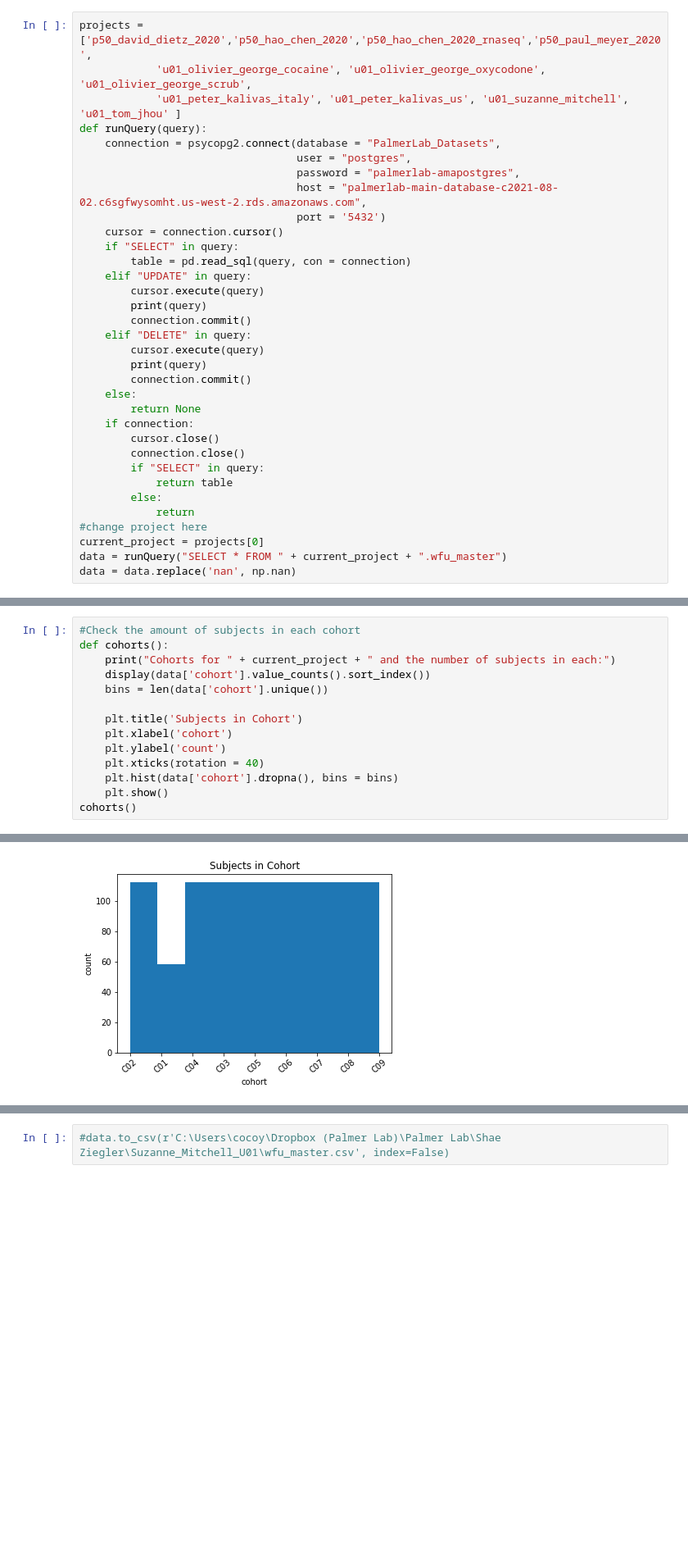
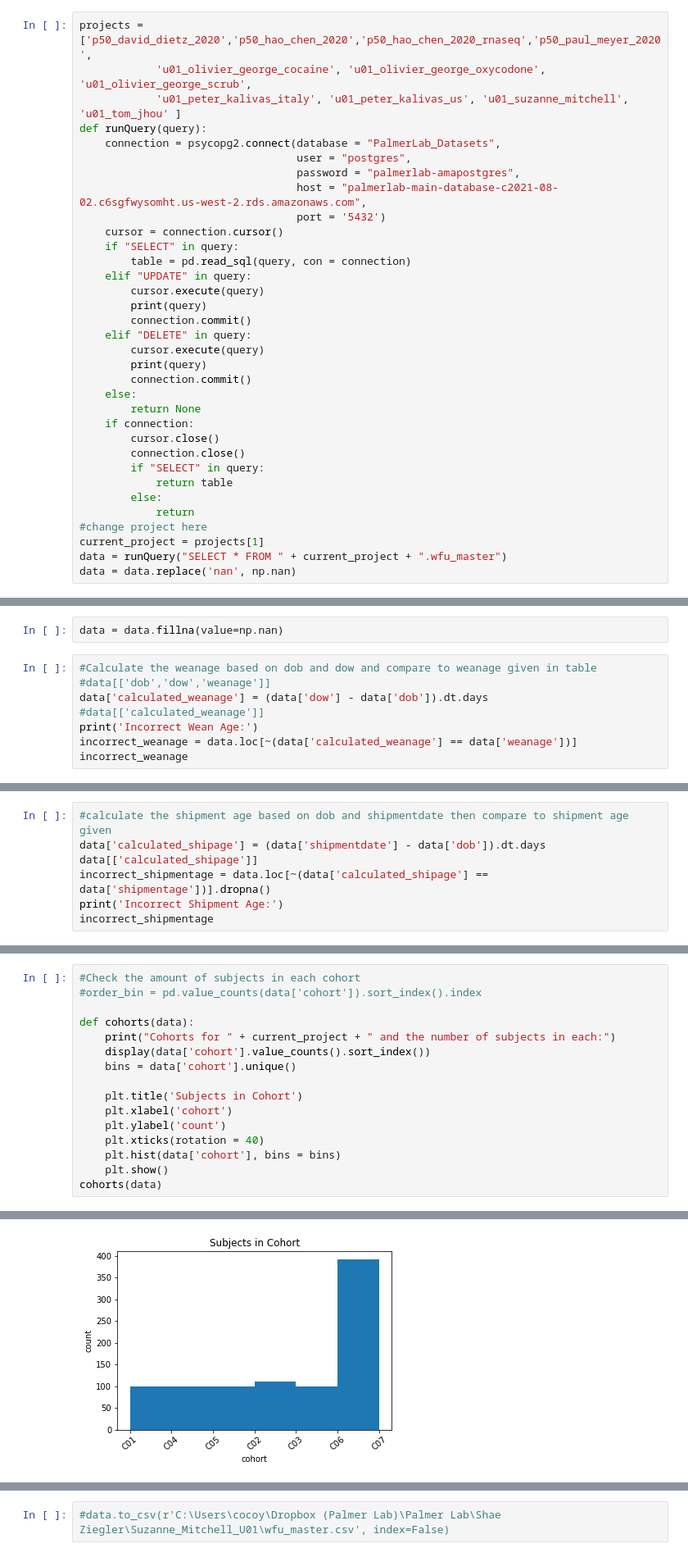
Before and after one commit to Shaezzer/PalmerLab, a Jupyter notebook: QC_WFU_Master.ipynb, the cells around one changed output, grey strips where cells are left out. Shown at 82% size. Drawn from its saved outputs; the diff is of its cells as text; blank space fills up the shorter version.

```diff
--- a/QC_WFU_Master.ipynb
+++ b/QC_WFU_Master.ipynb
@@ -40,7 +40,7 @@ def runQuery(query):
         else:
             return
 #change project here
-current_project = projects[0]
+current_project = projects[1]
 data = runQuery("SELECT * FROM " + current_project + ".wfu_master")
 data = data.replace('nan', np.nan)
 # %%
@@ -82,3 +82,13 @@ shipmentage
 weanage
 comments
 resolution
+# %%
+data = data.fillna(value=np.nan)
+# %%
+#Calculate the weanage based on dob and dow and compare to weanage given in table
+#data[['dob','dow','weanage']]
+data['calculated_weanage'] = (data['dow'] - data['dob']).dt.days
+#data[['calculated_weanage']]
+print('Incorrect Wean Age:')
+incorrect_weanage = data.loc[~(data['calculated_weanage'] == data['weanage'])]
+incorrect_weanage
@@ -84,0 +137,7 @@ resolution
+# %%
+#calculate the shipment age based on dob and shipmentdate then compare to shipment age given
+data['calculated_shipage'] = (data['shipmentdate'] - data['dob']).dt.days
+data[['calculated_shipage']]
+incorrect_shipmentage = data.loc[~(data['calculated_shipage'] == data['shipmentage'])].dropna()
+print('Incorrect Shipment Age:')
+incorrect_shipmentage
@@ -85,15 +148,17 @@ resolution
 # %%
 #Check the amount of subjects in each cohort
-def cohorts():
+#order_bin = pd.value_counts(data['cohort']).sort_index().index
+
+def cohorts(data):
     print("Cohorts for " + current_project + " and the number of subjects in each:")
     display(data['cohort'].value_counts().sort_index())
-    bins = len(data['cohort'].unique())
+    bins = data['cohort'].unique()
 
     plt.title('Subjects in Cohort')
     plt.xlabel('cohort')
     plt.ylabel('count')
     plt.xticks(rotation = 40)
-    plt.hist(data['cohort'].dropna(), bins = bins)
+    plt.hist(data['cohort'], bins = bins)
     plt.show()
-cohorts()
+cohorts(data)
 # %% [output]
@@ -110,5 +173,5 @@ C09    112
 Name: cohort, dtype: int64
-[figure, old version]
+[figure, new version]
 # %%
 #count the number of sires and dames in each cohort
 #count how many of those sires and dames are unique meaning that multiple sires and dames had more than one child
```
Also changed, not shown: parts of 15 cells of this notebook.
